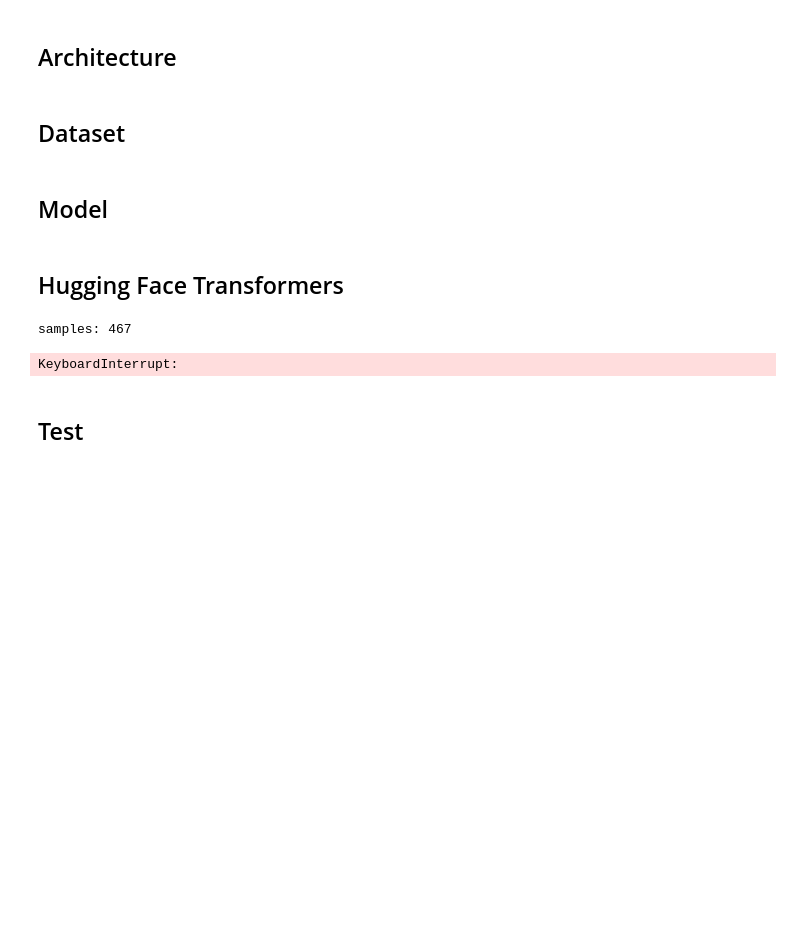
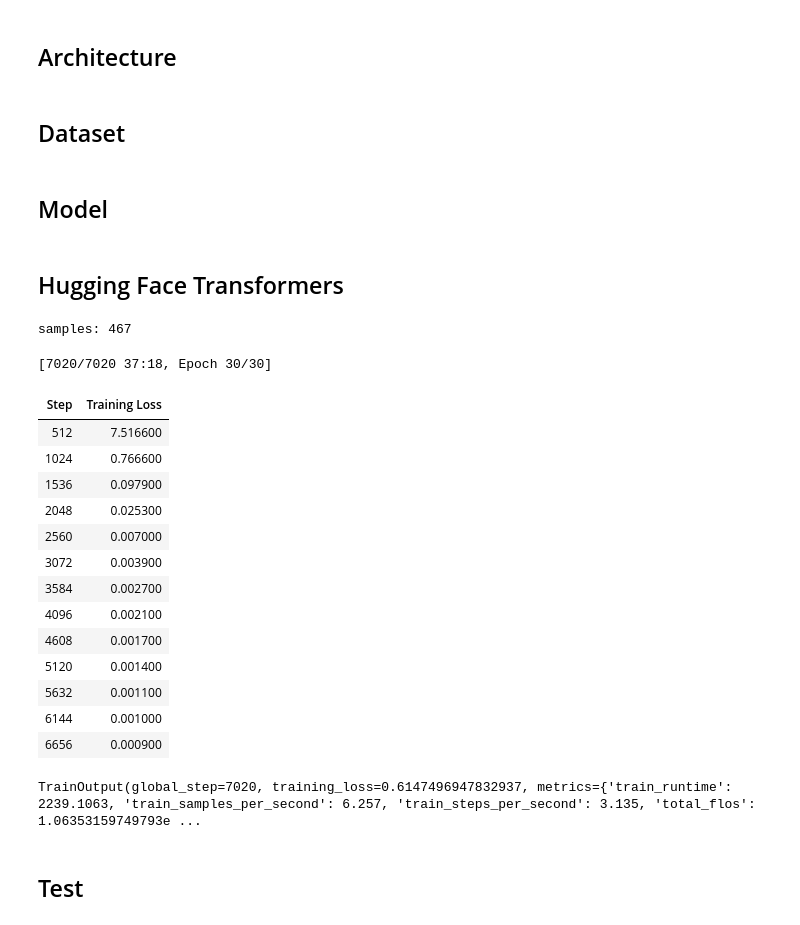
Before and after one commit to JoeyShapiro/GPT-Scratch-TimeSeries, a Jupyter notebook: gpt-timeseries.ipynb, the cells around one changed output. Cells and saved outputs as stored; diff of their text form; code cells hidden in the pictures; blank space fills up the shorter version.

```diff
--- a/gpt-timeseries.ipynb
+++ b/gpt-timeseries.ipynb
@@ -296,6 +311,7 @@ class GPTModelForTrainer(PreTrainedModel):
         self.config = config
         # keep model inside because we cant pass it in
         self.model = GPTModel(
+                    vocab_size=vocab_size,
                     n_embd=n_embd,
                     block_size=block_size,
                     n_layer=n_layer,
@@ -308,8 +324,8 @@ class GPTModelForTrainer(PreTrainedModel):
 
         loss = None
         if labels is not None:
-            shift_logits = logits[..., :-1, :].contiguous()
-            shift_labels = labels[..., 1:].contiguous()
+            shift_logits = logits[..., :-1, :].contiguous() # TODO these are decimal
+            shift_labels = labels[..., 1:].contiguous().long()
 
             loss_fct = torch.nn.CrossEntropyLoss()
             loss = loss_fct(shift_logits.view(-1, shift_logits.size(-1)),
@@ -329,7 +345,7 @@ from transformers import TrainingArguments
 
 training_args = TrainingArguments(
     output_dir="./gpt_model",
-    num_train_epochs=3,
+    num_train_epochs=30,
     per_device_train_batch_size=batch_size,
     # per_device_eval_batch_size=batch_size,
     # eval_steps=eval_interval,
@@ -339,34 +355,49 @@ training_args = TrainingArguments(
     learning_rate=learning_rate,
     # fp16=True,  # if you want to use mixed precision training
     # evaluation_strategy="steps",
     logging_dir="./logs",
     logging_steps=eval_interval,
     dataloader_pin_memory=False,
 )
 
 # Wrap the model
 config = GPTConfig(
     block_size=block_size,
     vocab_size=vocab_size,
     n_embd=n_embd,
     n_head=n_head,
     n_layer=n_layer,
     dropout=dropout,
 )
 
 model_for_trainer = GPTModelForTrainer(config)
 
 trainer = Trainer(
     model=model_for_trainer,
     args=training_args,
     train_dataset=train_dataset,
     # eval_dataset=eval_dataset,
 )
 
 # Start training
 trainer.train()
 # %% [output]
-KeyboardInterrupt:
+[7020/7020 37:18, Epoch 30/30]
+| Step | Training Loss |
+| 512 | 7.516600 |
+| 1024 | 0.766600 |
+| 1536 | 0.097900 |
+| 2048 | 0.025300 |
+| 2560 | 0.007000 |
+| 3072 | 0.003900 |
+| 3584 | 0.002700 |
+| 4096 | 0.002100 |
+| 4608 | 0.001700 |
+| 5120 | 0.001400 |
+| 5632 | 0.001100 |
+| 6144 | 0.001000 |
+| 6656 | 0.000900 |
+TrainOutput(global_step=7020, training_loss=0.6147496947832937, metrics={'train_runtime': 2239.1063, 'train_samples_per_second': 6.257, 'train_steps_per_second': 3.135, 'total_flos': 1.06353159749793e ...
 # %% [markdown]
 ## Test
 # %%
```
Also changed, not shown: parts of 6 cells of this notebook, 1 other file.
